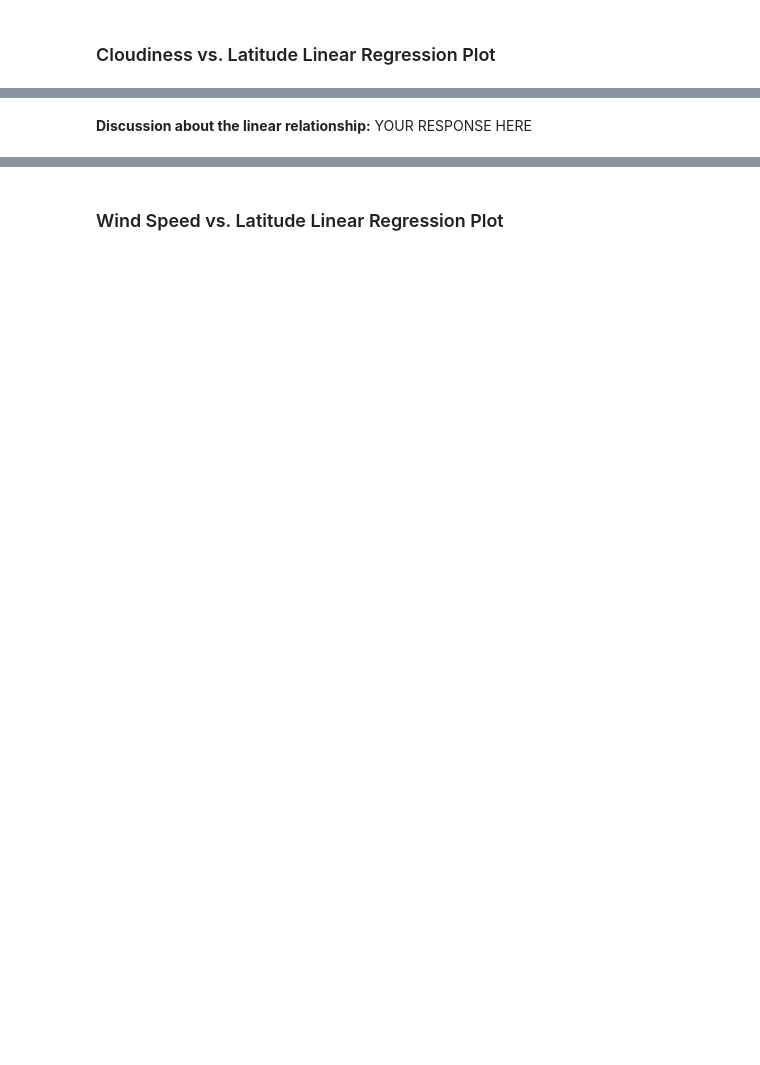
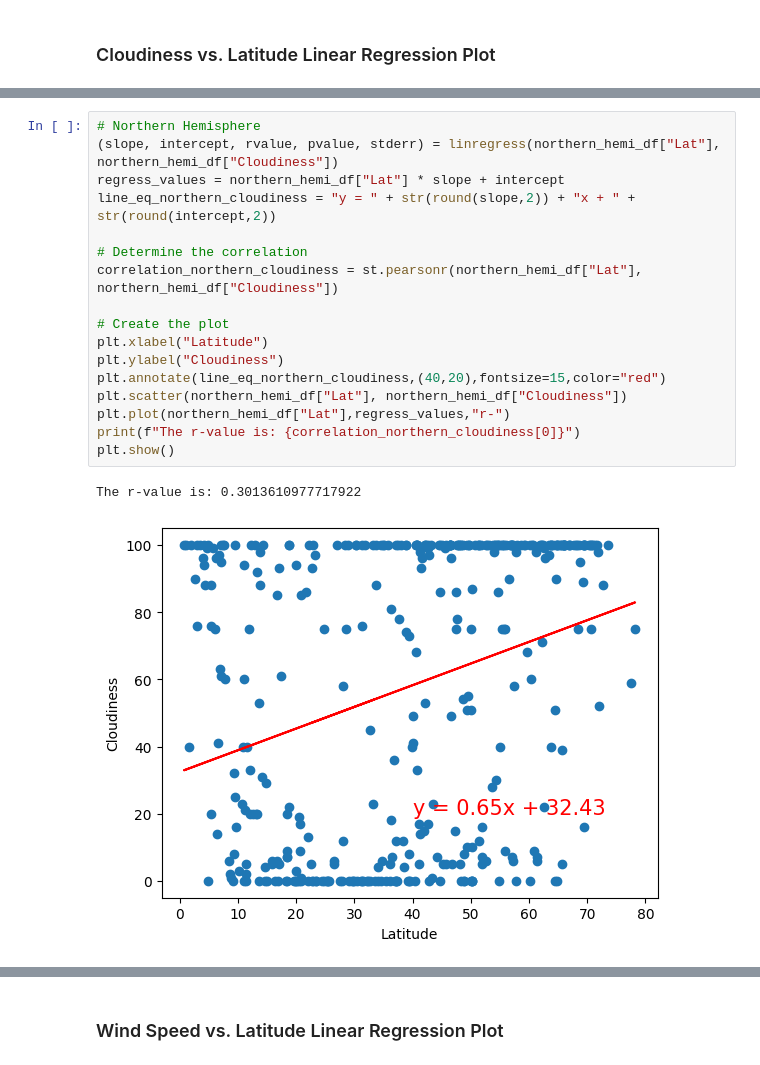
Before and after one commit to joelpangilinan/python-api-challenge, a Jupyter notebook: challenge-assignment/WeatherPy-Copy1.ipynb, the cells around one changed output, grey strips where cells are left out. Drawn from its saved outputs; the diff is of its cells as text; blank space fills up the shorter version.

```diff
--- a/challenge-assignment/WeatherPy-Copy1.ipynb
+++ b/challenge-assignment/WeatherPy-Copy1.ipynb
@@ -425,2 +441,20 @@ The r-value is: 0.02056735429994368
-# %% [markdown]
-**Discussion about the linear relationship:** YOUR RESPONSE HERE
+# %%
+# Northern Hemisphere
+(slope, intercept, rvalue, pvalue, stderr) = linregress(northern_hemi_df["Lat"], northern_hemi_df["Cloudiness"])
+regress_values = northern_hemi_df["Lat"] * slope + intercept
+line_eq_northern_cloudiness = "y = " + str(round(slope,2)) + "x + " + str(round(intercept,2))
+
+# Determine the correlation
+correlation_northern_cloudiness = st.pearsonr(northern_hemi_df["Lat"], northern_hemi_df["Cloudiness"])
+
+# Create the plot
+plt.xlabel("Latitude")
+plt.ylabel("Cloudiness")
+plt.annotate(line_eq_northern_cloudiness,(40,20),fontsize=15,color="red")
+plt.scatter(northern_hemi_df["Lat"], northern_hemi_df["Cloudiness"])
+plt.plot(northern_hemi_df["Lat"],regress_values,"r-")
+print(f"The r-value is: {correlation_northern_cloudiness[0]}")
+plt.show()
+# %% [output]
+The r-value is: 0.3013610977717922
+[figure, added]
```
Also changed, not shown: parts of 18 cells of this notebook.
